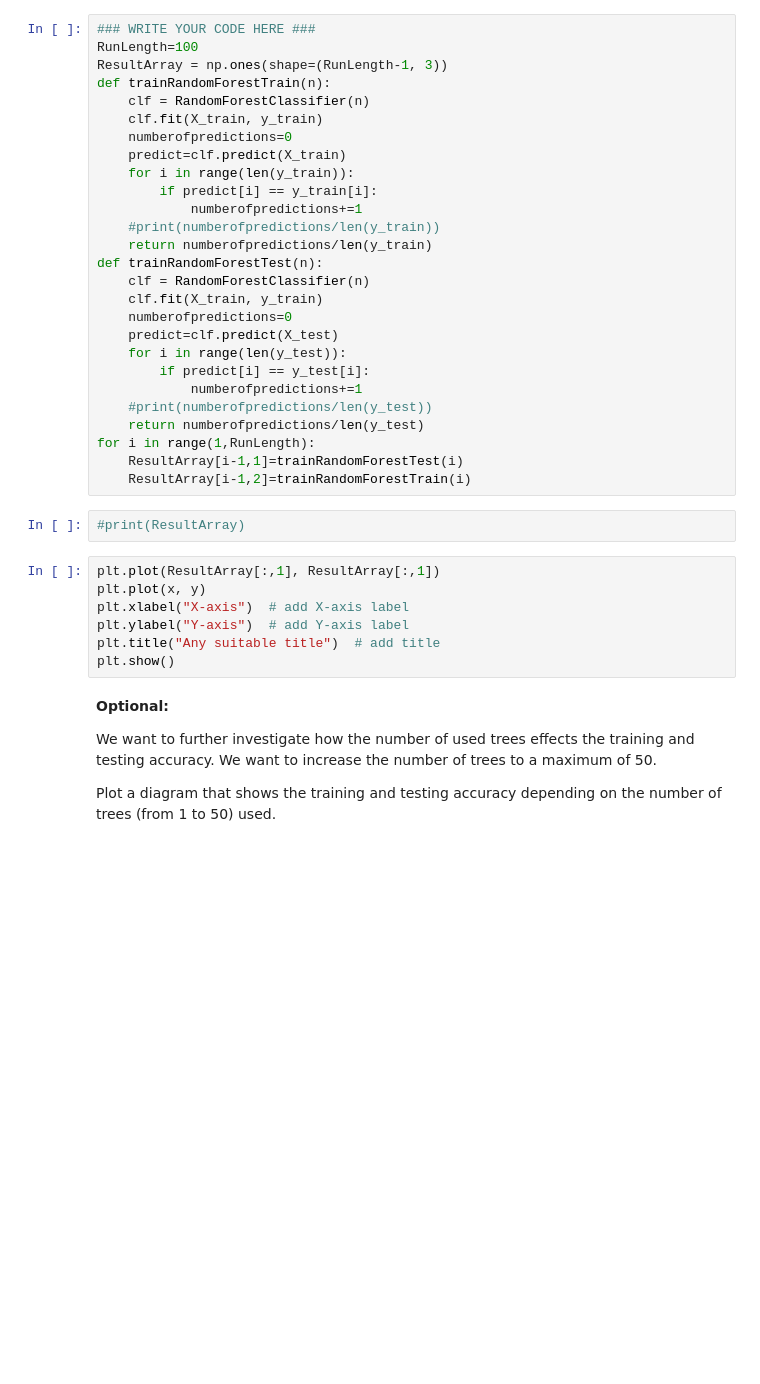
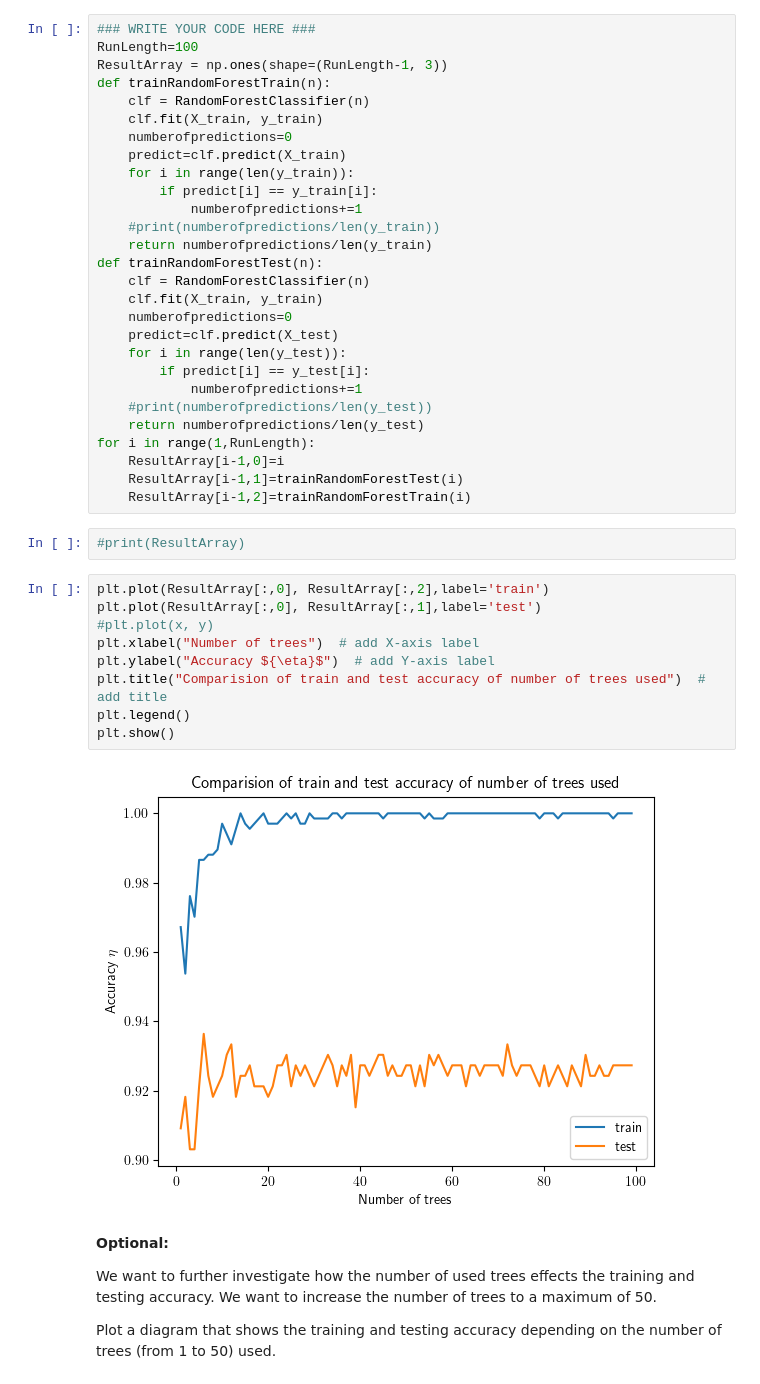
Before and after one commit to christiang7/Maschinelles-Lernen-I, a Jupyter notebook: Lab04_RandomForests/Lab04_RandomForest.ipynb, the cells around one changed output. Saved outputs shown, nothing was run; the diff lists cells and outputs as text; blank space fills up the shorter version.

```diff
--- a/Lab04_RandomForests/Lab04_RandomForest.ipynb
+++ b/Lab04_RandomForests/Lab04_RandomForest.ipynb
@@ -161,17 +173,22 @@ def trainRandomForestTest(n):
     #print(numberofpredictions/len(y_test))
     return numberofpredictions/len(y_test)
 for i in range(1,RunLength):
+    ResultArray[i-1,0]=i
     ResultArray[i-1,1]=trainRandomForestTest(i)
     ResultArray[i-1,2]=trainRandomForestTrain(i)
 # %%
 #print(ResultArray)
 # %%
-plt.plot(ResultArray[:,1], ResultArray[:,1])
-plt.plot(x, y)
-plt.xlabel("X-axis")  # add X-axis label
-plt.ylabel("Y-axis")  # add Y-axis label
-plt.title("Any suitable title")  # add title
+plt.plot(ResultArray[:,0], ResultArray[:,2],label='train')
+plt.plot(ResultArray[:,0], ResultArray[:,1],label='test')
+#plt.plot(x, y)
+plt.xlabel("Number of trees")  # add X-axis label
+plt.ylabel("Accuracy ${\eta}$")  # add Y-axis label
+plt.title("Comparision of train and test accuracy of number of trees used")  # add title
+plt.legend()
 plt.show()
+# %% [output]
+[figure, added]
 # %% [markdown]
 <b>Optional:</b>
 
```
Also changed, not shown: parts of 14 cells of this notebook, 17 other files.
